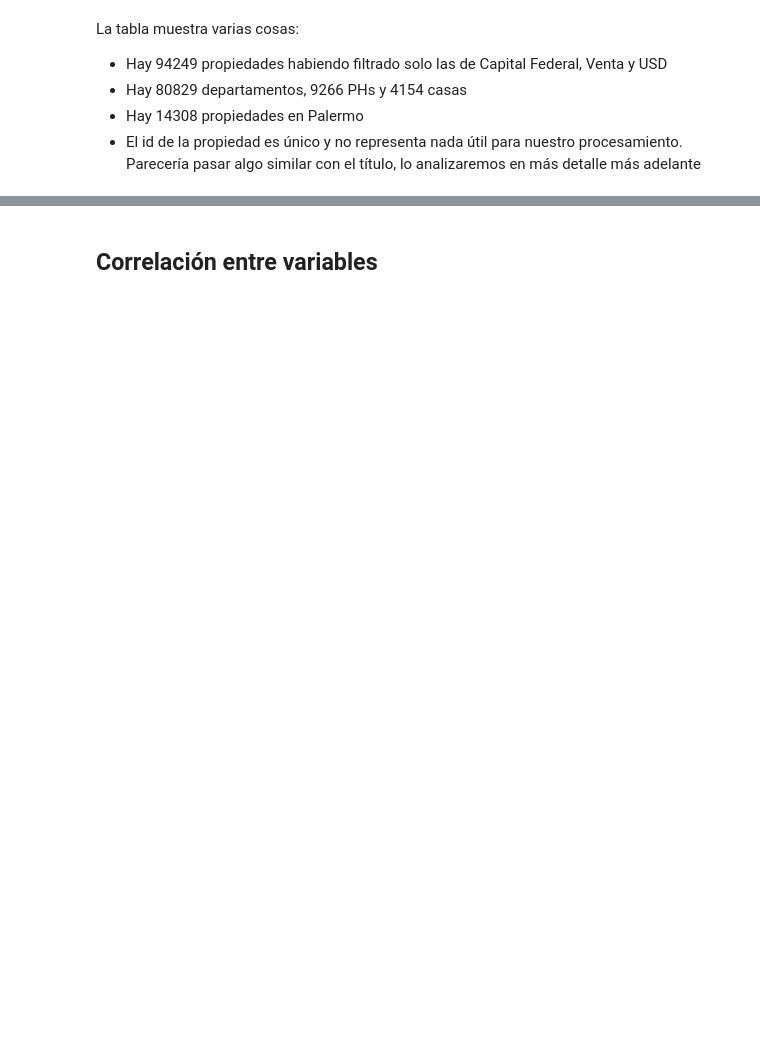
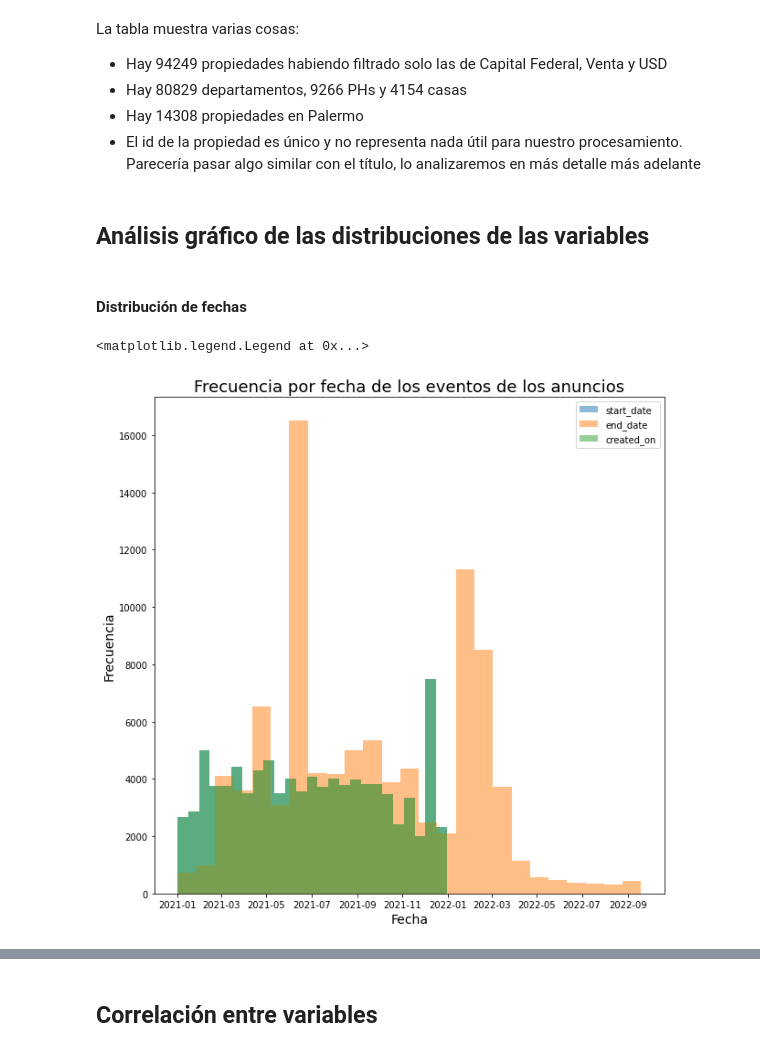
Before and after one commit to Naza26/7506R-2C2022-GRUPO01, a Jupyter notebook: 7506R_TP1_GRUPO1_ENTREGA.ipynb, the cells around one changed output, grey strips where cells are left out. Drawn from its saved outputs; the diff is of its cells as text; code cells hidden in the pictures; blank space fills up the shorter version.

Commit message:
feat(analisis-distribucion): agrego analisis de distribucion de variables

```diff
--- a/7506R_TP1_GRUPO1_ENTREGA.ipynb
+++ b/7506R_TP1_GRUPO1_ENTREGA.ipynb
@@ -445,3 +440,20 @@ La tabla muestra varias cosas:
 - Hay 80829 departamentos, 9266 PHs y 4154 casas
 - Hay 14308 propiedades en Palermo
 - El id de la propiedad es único y no representa nada útil para nuestro procesamiento. Parecería pasar algo similar con el título, lo analizaremos en más detalle más adelante
+# %% [markdown]
+## Análisis gráfico de las distribuciones de las variables
+# %% [markdown]
+#### Distribución de fechas
+# %%
+
+plt.figure(figsize=(10,10))
+plt.hist(ds_filtrado.start_date, bins=25, alpha=0.5, label="start_date")
+plt.hist(ds_filtrado.end_date, bins=25, alpha=0.5, label="end_date")
+plt.hist(ds_filtrado.created_on, bins=25, alpha=0.5, label="created_on")
+plt.xlabel("Fecha", size=14)
+plt.ylabel("Frecuencia", size=14)
+plt.title("Frecuencia por fecha de los eventos de los anuncios",size=18)
+plt.legend(loc='upper right')
+# %% [output]
+<matplotlib.legend.Legend at 0x...>
+[figure, added]
```
Also changed, not shown: parts of 62 cells of this notebook.
